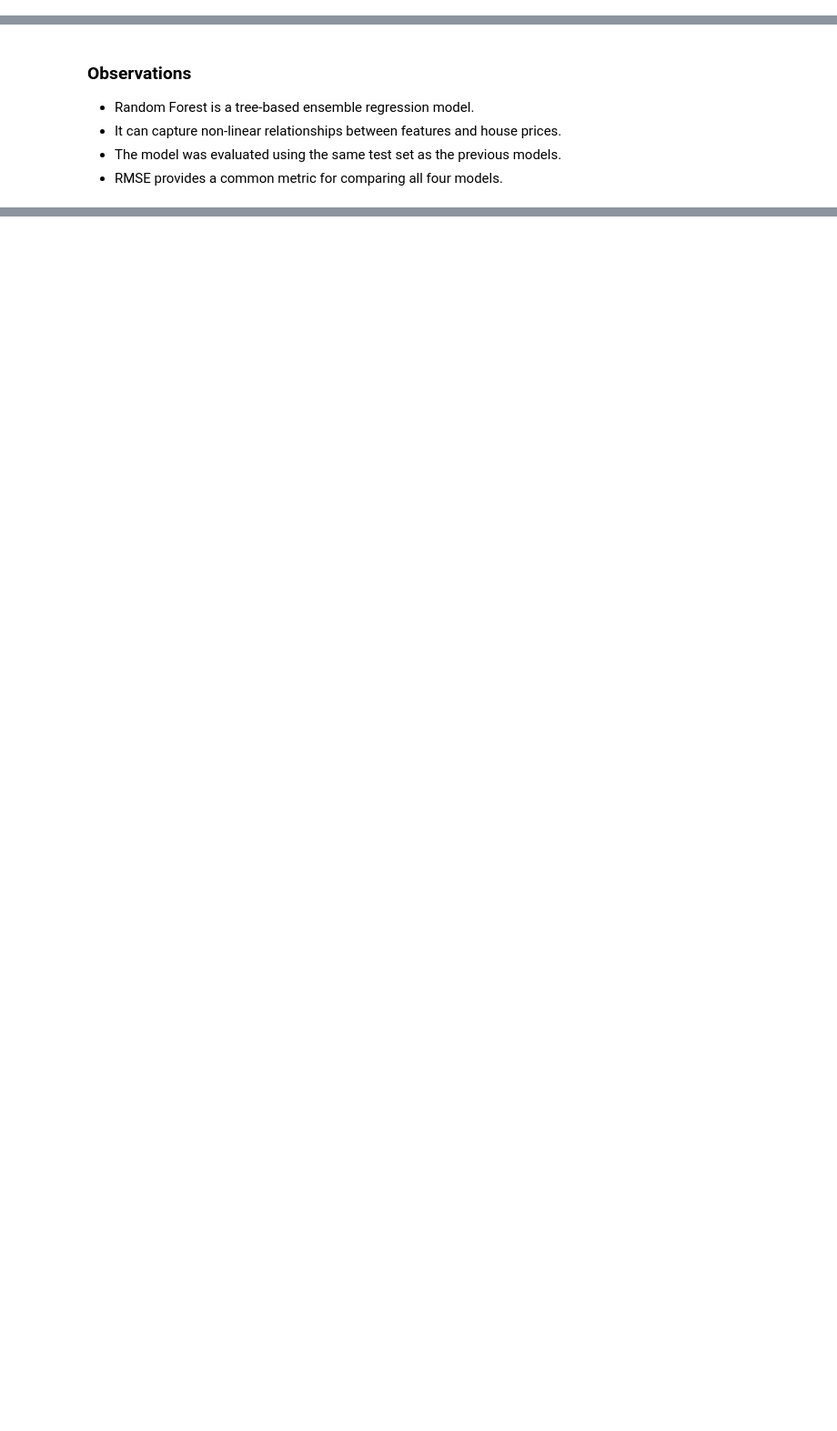
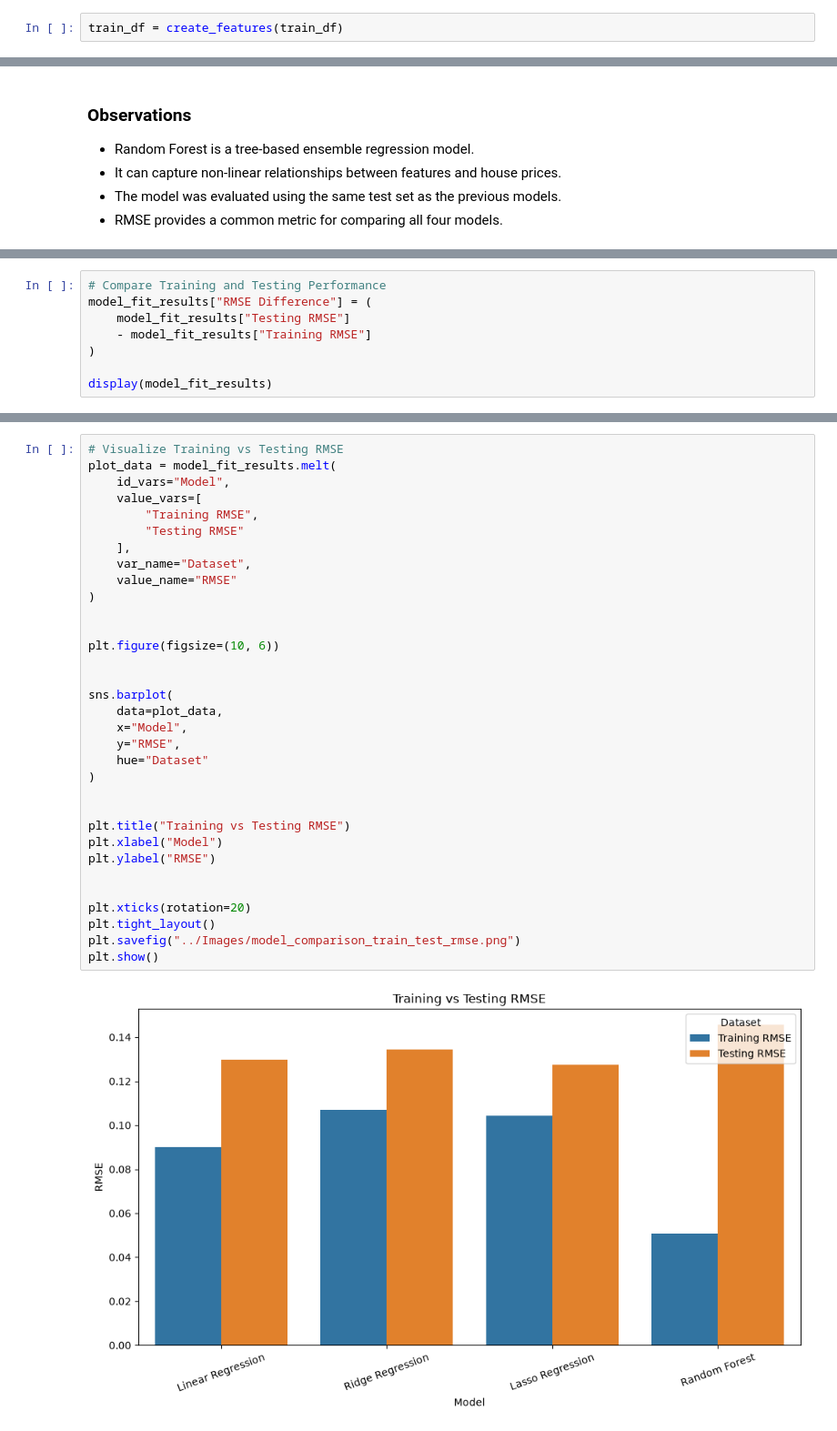
Before and after one commit to humairathameem/PricePredict-Ames-Housing, a Jupyter notebook: Notebooks/House_Price_Prediction.ipynb, the cells around one changed output, grey strips where cells are left out. Shown at 91% size. Saved outputs shown, nothing was run; the diff lists cells and outputs as text; blank space fills up the shorter version.

```diff
--- a/Notebooks/House_Price_Prediction.ipynb
+++ b/Notebooks/House_Price_Prediction.ipynb
@@ -650,3 +661,5 @@ for feature in important_categorical_features:
+# %%
+train_df = create_features(train_df)
 # %%
 # Total Square Footage Feature
 train_df["TotalSF"] = (
@@ -1939,0 +2100,8 @@ Random Forest RMSE: 0.14553383006741316
+# %%
+# Compare Training and Testing Performance
+model_fit_results["RMSE Difference"] = (
+    model_fit_results["Testing RMSE"]
+    - model_fit_results["Training RMSE"]
+)
+
+display(model_fit_results)
@@ -1939,0 +2114,35 @@ Random Forest RMSE: 0.14553383006741316
+# %%
+# Visualize Training vs Testing RMSE
+plot_data = model_fit_results.melt(
+    id_vars="Model",
+    value_vars=[
+        "Training RMSE",
+        "Testing RMSE"
+    ],
+    var_name="Dataset",
+    value_name="RMSE"
+)
+
+
+plt.figure(figsize=(10, 6))
+
+
+sns.barplot(
+    data=plot_data,
+    x="Model",
+    y="RMSE",
+    hue="Dataset"
+)
+
+
+plt.title("Training vs Testing RMSE")
+plt.xlabel("Model")
+plt.ylabel("RMSE")
+
+
+plt.xticks(rotation=20)
+plt.tight_layout()
+plt.savefig("../Images/model_comparison_train_test_rmse.png")
+plt.show()
+# %% [output]
+[figure, added]
```
Also changed, not shown: parts of 52 cells of this notebook, 33 other files.
